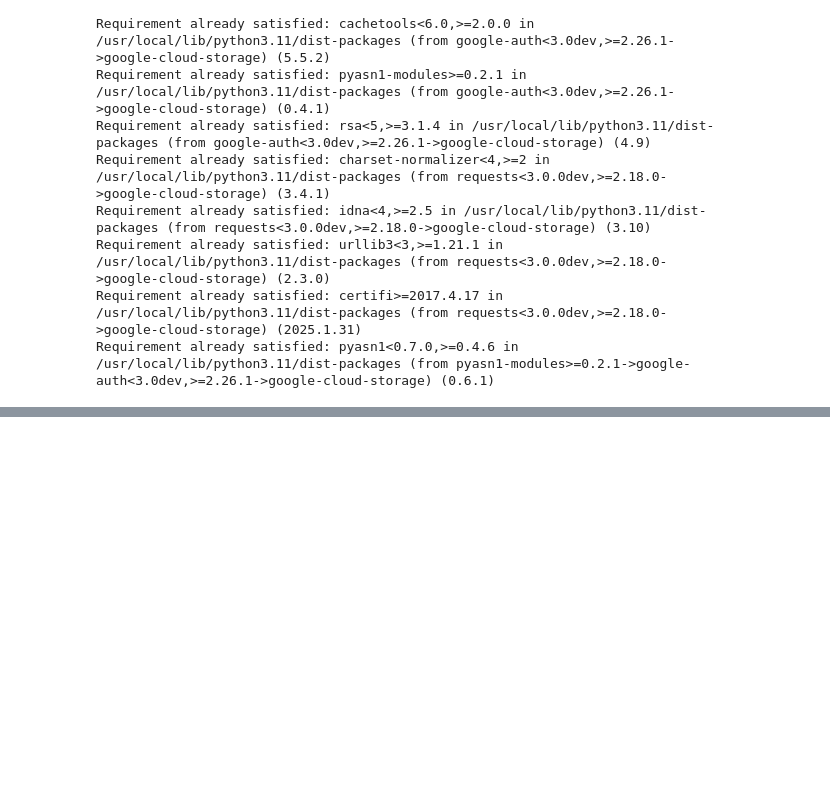
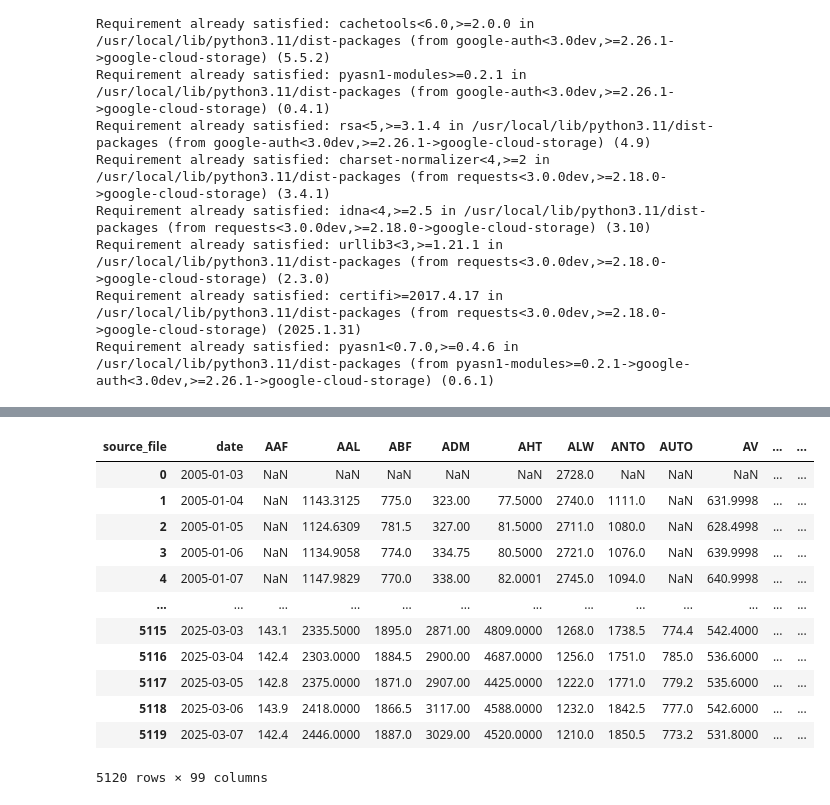
Before and after one commit to Ilse-hutten/index-arbitrage, a Jupyter notebook: notebooks/smita.ipynb, the cells around one changed output, grey strips where cells are left out. Saved outputs shown, nothing was run; the diff lists cells and outputs as text; code cells hidden in the pictures; blank space fills up the shorter version.

```diff
--- a/notebooks/smita.ipynb
+++ b/notebooks/smita.ipynb
@@ -93,0 +98,23 @@ Merging completed successfully!
+# %%
+merged_df['date'] = pd.to_datetime(merged_df['date'],format='mixed')
+# %%
+df_modified = merged_df[['date', 'source_file', 'open']].copy()
+df_modified['source_file'] = df_modified['source_file'].str.split('/').str[-1].str.replace('.csv', '')
+df_pivoted = df_modified.pivot_table(index='date', columns='source_file', values='open')
+df_pivoted.reset_index(inplace=True)
+
+df_pivoted
+# %% [output]
+| source_file | date | AAF | AAL | ABF | ADM | AHT | ALW | ANTO | AUTO | AV | ... | ... |
+| 0 | 2005-01-03 | NaN | NaN | NaN | NaN | NaN | 2728.0 | NaN | NaN | NaN | ... | ... |
+| 1 | 2005-01-04 | NaN | 1143.3125 | 775.0 | 323.00 | 77.5000 | 2740.0 | 1111.0 | NaN | 631.9998 | ... | ... |
+| 2 | 2005-01-05 | NaN | 1124.6309 | 781.5 | 327.00 | 81.5000 | 2711.0 | 1080.0 | NaN | 628.4998 | ... | ... |
+| 3 | 2005-01-06 | NaN | 1134.9058 | 774.0 | 334.75 | 80.5000 | 2721.0 | 1076.0 | NaN | 639.9998 | ... | ... |
+| 4 | 2005-01-07 | NaN | 1147.9829 | 770.0 | 338.00 | 82.0001 | 2745.0 | 1094.0 | NaN | 640.9998 | ... | ... |
+| ... | ... | ... | ... | ... | ... | ... | ... | ... | ... | ... | ... | ... |
+| 5115 | 2025-03-03 | 143.1 | 2335.5000 | 1895.0 | 2871.00 | 4809.0000 | 1268.0 | 1738.5 | 774.4 | 542.4000 | ... | ... |
+| 5116 | 2025-03-04 | 142.4 | 2303.0000 | 1884.5 | 2900.00 | 4687.0000 | 1256.0 | 1751.0 | 785.0 | 536.6000 | ... | ... |
+| 5117 | 2025-03-05 | 142.8 | 2375.0000 | 1871.0 | 2907.00 | 4425.0000 | 1222.0 | 1771.0 | 779.2 | 535.6000 | ... | ... |
+| 5118 | 2025-03-06 | 143.9 | 2418.0000 | 1866.5 | 3117.00 | 4588.0000 | 1232.0 | 1842.5 | 777.0 | 542.6000 | ... | ... |
+| 5119 | 2025-03-07 | 142.4 | 2446.0000 | 1887.0 | 3029.00 | 4520.0000 | 1210.0 | 1850.5 | 773.2 | 531.8000 | ... | ... |
+5120 rows × 99 columns
```
Also changed, not shown: parts of 16 cells of this notebook.
